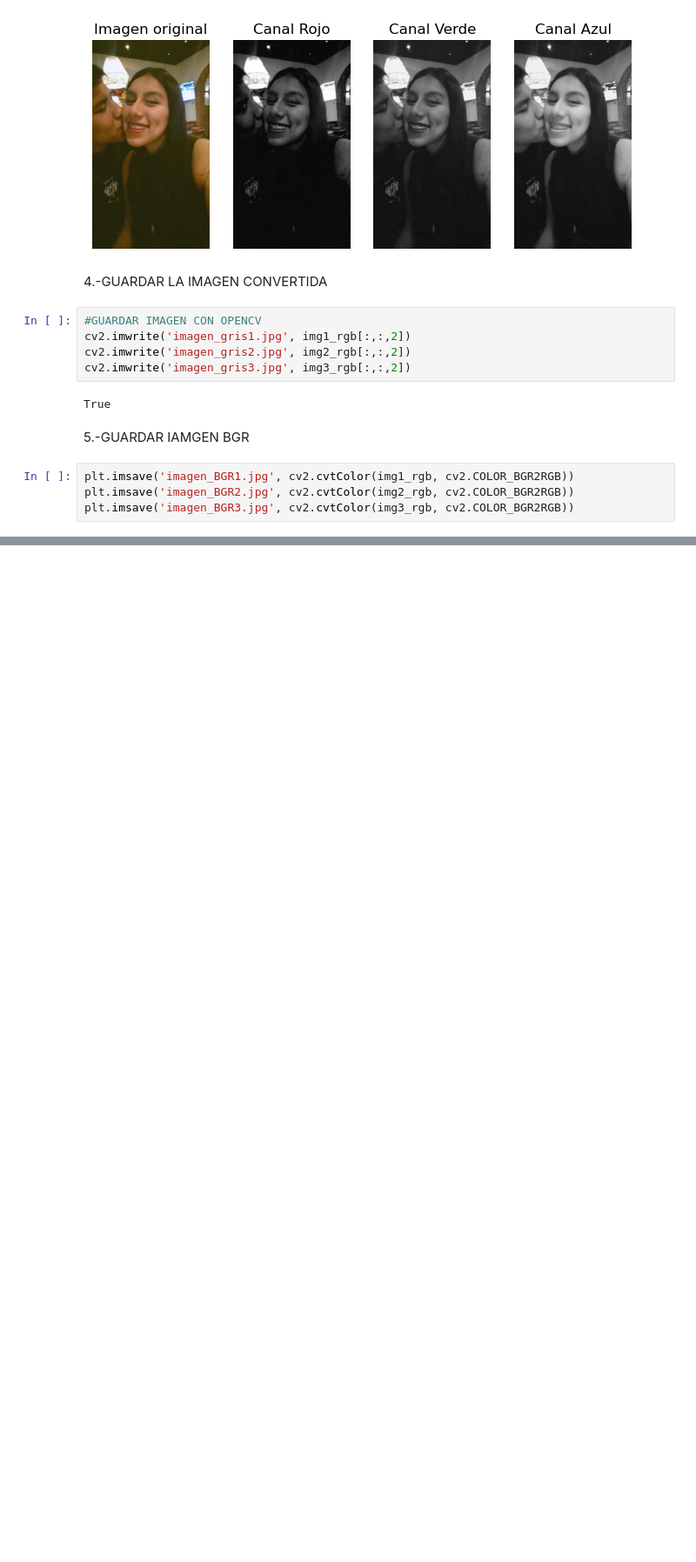
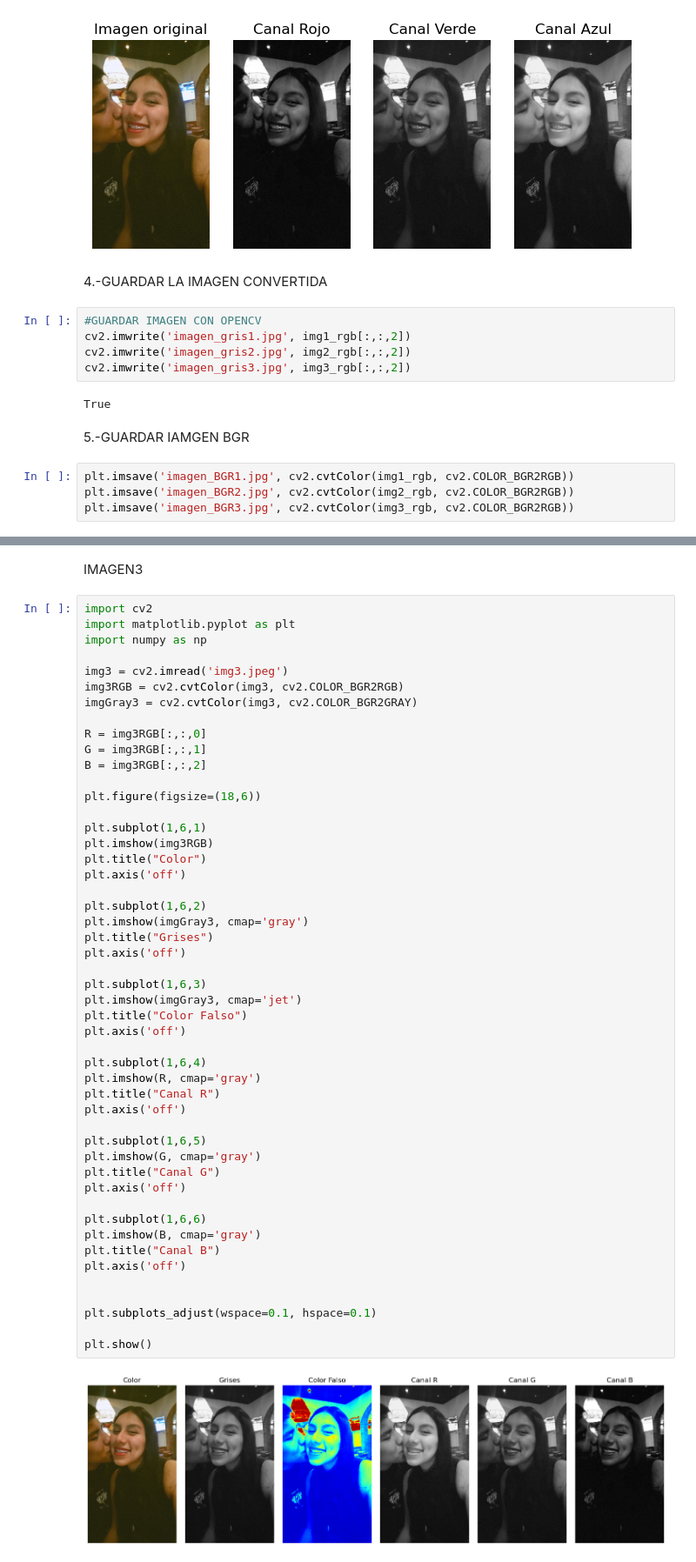
Before and after one commit to belISA7u7/UV_PDI_2026, a Jupyter notebook: practica-cv2/fotos.ipynb, the cells around one changed output, grey strips where cells are left out. Shown at 87% size. Drawn from its saved outputs; the diff is of its cells as text; blank space fills up the shorter version.

```diff
--- a/practica-cv2/fotos.ipynb
+++ b/practica-cv2/fotos.ipynb
@@ -140,0 +277,53 @@ plt.imsave('imagen_BGR3.jpg', cv2.cvtColor(img3_rgb, cv2.COLOR_BGR2RGB))
+# %% [markdown]
+IMAGEN3
+# %%
+import cv2
+import matplotlib.pyplot as plt
+import numpy as np
+
+img3 = cv2.imread('img3.jpeg')
+img3RGB = cv2.cvtColor(img3, cv2.COLOR_BGR2RGB)
+imgGray3 = cv2.cvtColor(img3, cv2.COLOR_BGR2GRAY)
+
+R = img3RGB[:,:,0]
+G = img3RGB[:,:,1]
+B = img3RGB[:,:,2]
+
+plt.figure(figsize=(18,6))
+
+plt.subplot(1,6,1)
+plt.imshow(img3RGB)
+plt.title("Color")
+plt.axis('off')
+
+plt.subplot(1,6,2)
+plt.imshow(imgGray3, cmap='gray')
+plt.title("Grises")
+plt.axis('off')
+
+plt.subplot(1,6,3)
+plt.imshow(imgGray3, cmap='jet')
+plt.title("Color Falso")
+plt.axis('off')
+
+plt.subplot(1,6,4)
+plt.imshow(R, cmap='gray')
+plt.title("Canal R")
+plt.axis('off')
+
+plt.subplot(1,6,5)
+plt.imshow(G, cmap='gray')
+plt.title("Canal G")
+plt.axis('off')
+
+plt.subplot(1,6,6)
+plt.imshow(B, cmap='gray')
+plt.title("Canal B")
+plt.axis('off')
+
+
+plt.subplots_adjust(wspace=0.1, hspace=0.1)
+
+plt.show()
+# %% [output]
+[figure, added]
```
Also changed, not shown: parts of 8 cells of this notebook, 4 other files.
